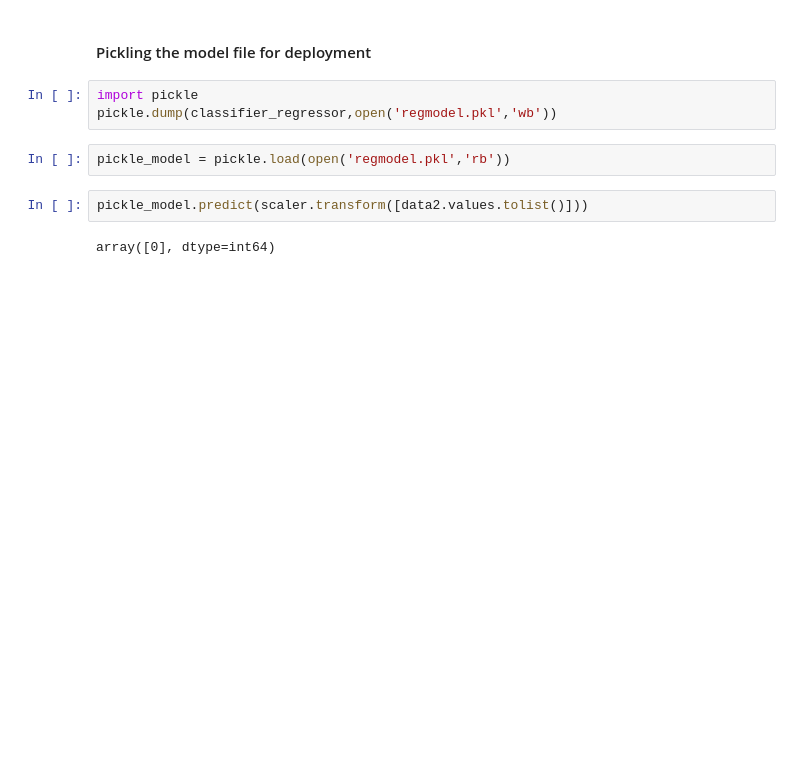
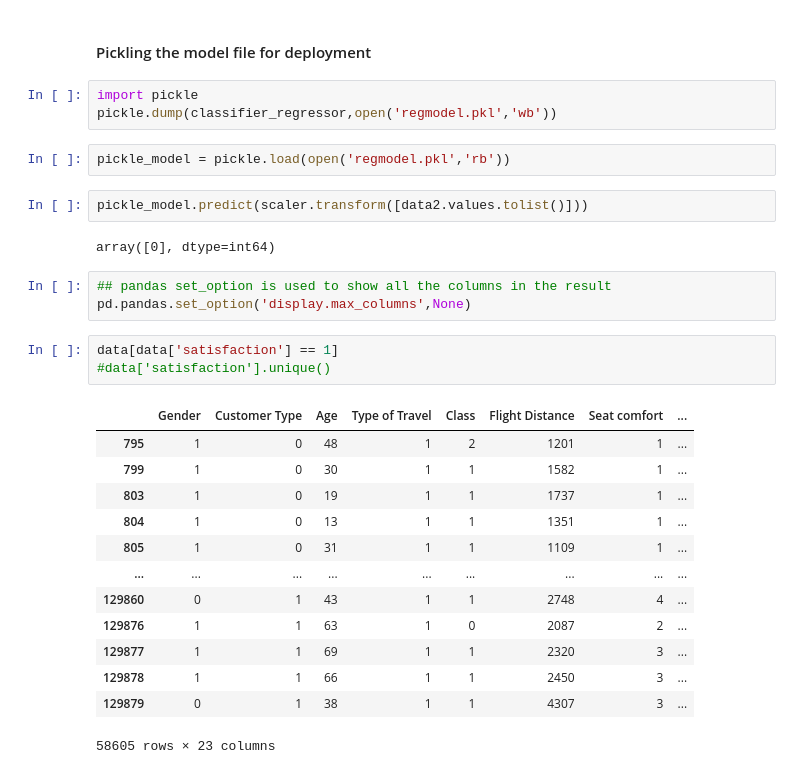
Before and after one commit to saishrane06/Airlines_Customer_Satisfaction_Model, a Jupyter notebook: Airlines_Customer_Satisfaction_Model.ipynb, the cells around one changed output. Saved outputs shown, nothing was run; the diff lists cells and outputs as text; blank space fills up the shorter version.

```diff
--- a/Airlines_Customer_Satisfaction_Model.ipynb
+++ b/Airlines_Customer_Satisfaction_Model.ipynb
@@ -481,3 +537,23 @@ pickle_model = pickle.load(open('regmodel.pkl','rb'))
 pickle_model.predict(scaler.transform([data2.values.tolist()]))
 # %% [output]
 array([0], dtype=int64)
+# %%
+## pandas set_option is used to show all the columns in the result
+pd.pandas.set_option('display.max_columns',None)
+# %%
+data[data['satisfaction'] == 1]
+#data['satisfaction'].unique()
+# %% [output]
+|  | Gender | Customer Type | Age | Type of Travel | Class | Flight Distance | Seat comfort | ... |
+| 795 | 1 | 0 | 48 | 1 | 2 | 1201 | 1 | ... |
+| 799 | 1 | 0 | 30 | 1 | 1 | 1582 | 1 | ... |
+| 803 | 1 | 0 | 19 | 1 | 1 | 1737 | 1 | ... |
+| 804 | 1 | 0 | 13 | 1 | 1 | 1351 | 1 | ... |
+| 805 | 1 | 0 | 31 | 1 | 1 | 1109 | 1 | ... |
+| ... | ... | ... | ... | ... | ... | ... | ... | ... |
+| 129860 | 0 | 1 | 43 | 1 | 1 | 2748 | 4 | ... |
+| 129876 | 1 | 1 | 63 | 1 | 0 | 2087 | 2 | ... |
+| 129877 | 1 | 1 | 69 | 1 | 1 | 2320 | 3 | ... |
+| 129878 | 1 | 1 | 66 | 1 | 1 | 2450 | 3 | ... |
+| 129879 | 0 | 1 | 38 | 1 | 1 | 4307 | 3 | ... |
+58605 rows × 23 columns
```
Also changed, not shown: parts of 6 cells of this notebook.
